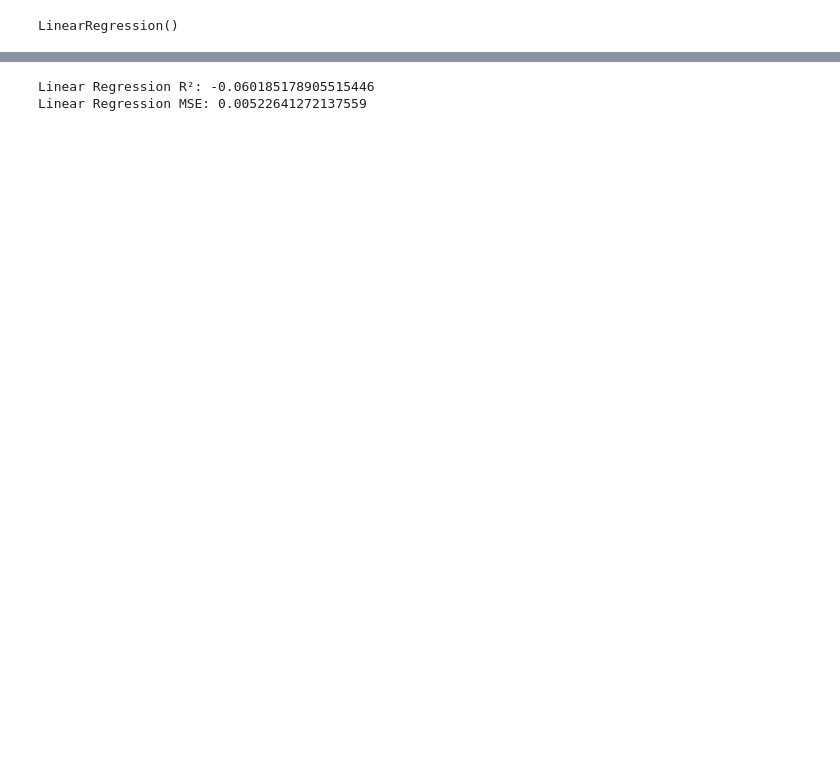
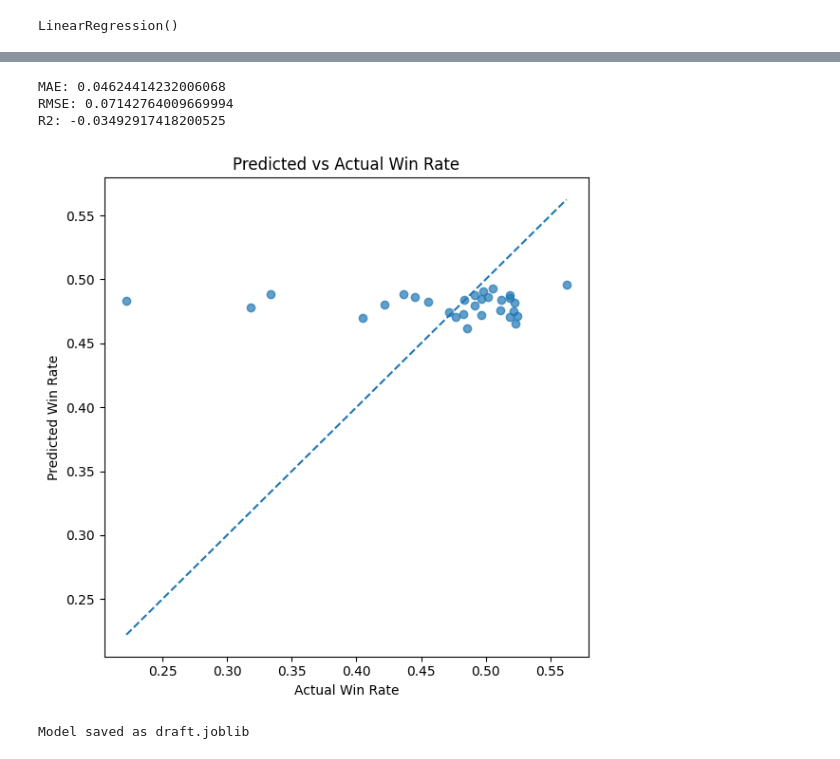
Before and after one commit to AisyIffat/project-mlbb-draft-predictor, a Jupyter notebook: project.ipynb, the cells around one changed output, grey strips where cells are left out. Saved outputs shown, nothing was run; the diff lists cells and outputs as text; code cells hidden in the pictures; blank space fills up the shorter version.

```diff
--- a/project.ipynb
+++ b/project.ipynb
@@ -212,5 +178,5 @@ plt.show()
 # %%
-X = hero[['Total_damage','Total_defence','Mov_Speed']]
+X = hero[['Overall_score']]
 y = hero['Win_rate']
 # %%
 from sklearn.model_selection import train_test_split
@@ -235,9 +191,0 @@ from sklearn.metrics import r2_score, mean_squared_error
-# %%
-r2 = r2_score(y_test, y_pred)
-mse = mean_squared_error(y_test, y_pred)
-
-print('Linear Regression R²:', r2)
-print('Linear Regression MSE:', mse)
-# %% [output]
-Linear Regression R²: -0.060185178905515446
-Linear Regression MSE: 0.00522641272137559
@@ -243,0 +196,31 @@ Linear Regression MSE: 0.00522641272137559
+# %%
+mae = mean_absolute_error(y_test, y_pred)
+rmse = np.sqrt(mean_squared_error(y_test, y_pred))
+r2 = r2_score(y_test, y_pred)
+
+print("MAE:", mae)
+print("RMSE:", rmse)
+print("R2:", r2)
+# %% [output]
+MAE: 0.04624414232006068
+RMSE: 0.07142764009669994
+R2: -0.03492917418200525
+# %%
+plt.figure(figsize=(6,6))
+plt.scatter(y_test, y_pred, alpha=0.7)
+plt.plot([y_test.min(), y_test.max()],
+         [y_test.min(), y_test.max()],
+         linestyle="--")
+plt.xlabel("Actual Win Rate")
+plt.ylabel("Predicted Win Rate")
+plt.title("Predicted vs Actual Win Rate")
+plt.tight_layout()
+plt.show()
+# %% [output]
+[figure, added]
+# %%
+import joblib
+joblib.dump(model, "draft.joblib")
+print("Model saved as draft.joblib")
+# %% [output]
+Model saved as draft.joblib
```
Also changed, not shown: parts of 16 cells of this notebook, 4 other files.
